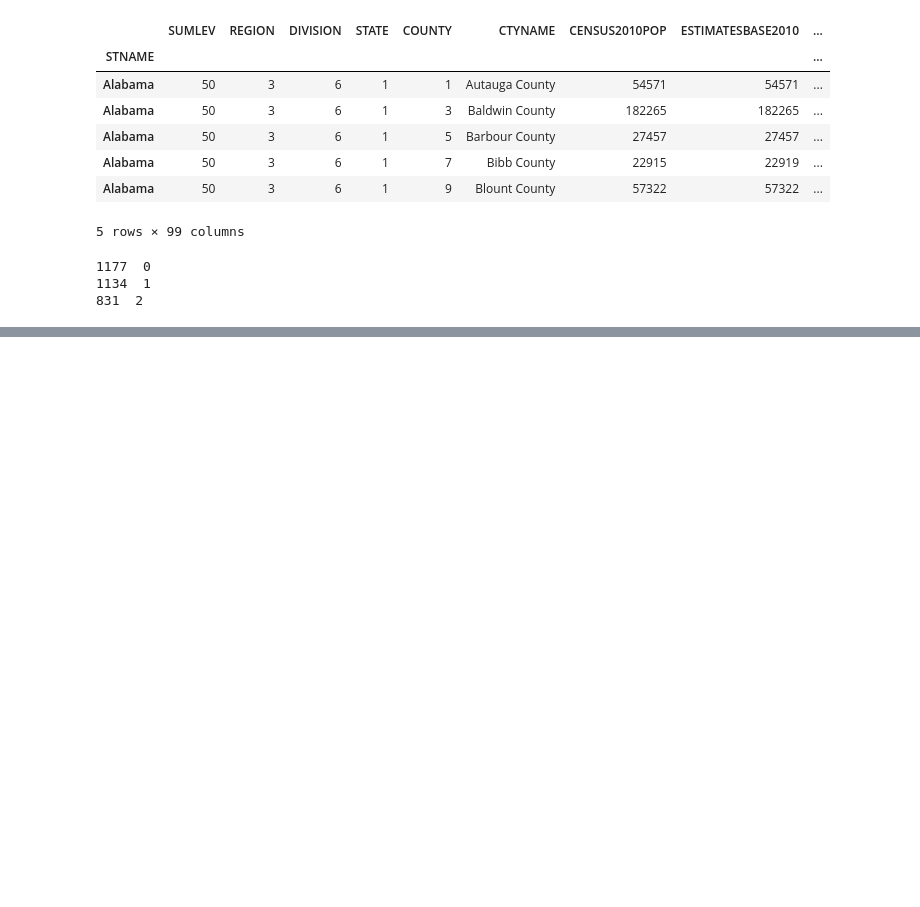
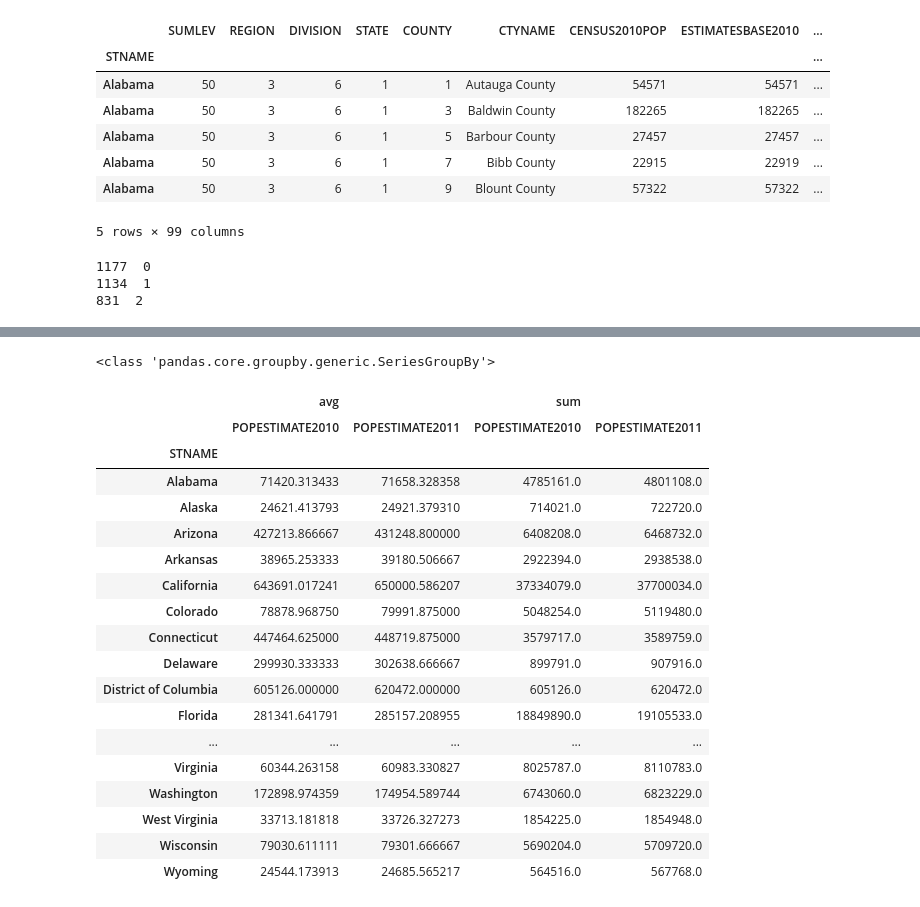
Before and after one commit to b117014/Python_programm, a Jupyter notebook: data-science/pandas/Series/pandas-2.ipynb, the cells around one changed output, grey strips where cells are left out. Saved outputs shown, nothing was run; the diff lists cells and outputs as text; code cells hidden in the pictures; blank space fills up the shorter version.

```diff
--- a/data-science/pandas/Series/pandas-2.ipynb
+++ b/data-science/pandas/Series/pandas-2.ipynb
@@ -460,0 +478,27 @@ TypeError: 'numpy.float64' object is not callable
+# %%
+print(type(df.groupby(level=0)['POPESTIMATE2010']))
+# %% [output]
+<class 'pandas.core.groupby.generic.SeriesGroupBy'>
+# %%
+(df.set_index('STNAME').groupby(level=0)['POPESTIMATE2010','POPESTIMATE2011']
+    .agg({'avg':np.average,'sum':np.sum}))
+# %% [output]
+|  | avg |  | sum |  |
+|  | POPESTIMATE2010 | POPESTIMATE2011 | POPESTIMATE2010 | POPESTIMATE2011 |
+| STNAME |  |  |  |  |
+| Alabama | 71420.313433 | 71658.328358 | 4785161.0 | 4801108.0 |
+| Alaska | 24621.413793 | 24921.379310 | 714021.0 | 722720.0 |
+| Arizona | 427213.866667 | 431248.800000 | 6408208.0 | 6468732.0 |
+| Arkansas | 38965.253333 | 39180.506667 | 2922394.0 | 2938538.0 |
+| California | 643691.017241 | 650000.586207 | 37334079.0 | 37700034.0 |
+| Colorado | 78878.968750 | 79991.875000 | 5048254.0 | 5119480.0 |
+| Connecticut | 447464.625000 | 448719.875000 | 3579717.0 | 3589759.0 |
+| Delaware | 299930.333333 | 302638.666667 | 899791.0 | 907916.0 |
+| District of Columbia | 605126.000000 | 620472.000000 | 605126.0 | 620472.0 |
+| Florida | 281341.641791 | 285157.208955 | 18849890.0 | 19105533.0 |
+| ... | ... | ... | ... | ... |
+| Virginia | 60344.263158 | 60983.330827 | 8025787.0 | 8110783.0 |
+| Washington | 172898.974359 | 174954.589744 | 6743060.0 | 6823229.0 |
+| West Virginia | 33713.181818 | 33726.327273 | 1854225.0 | 1854948.0 |
+| Wisconsin | 79030.611111 | 79301.666667 | 5690204.0 | 5709720.0 |
+| Wyoming | 24544.173913 | 24685.565217 | 564516.0 | 567768.0 |
```
Also changed, not shown: parts of 1 cell of this notebook.
